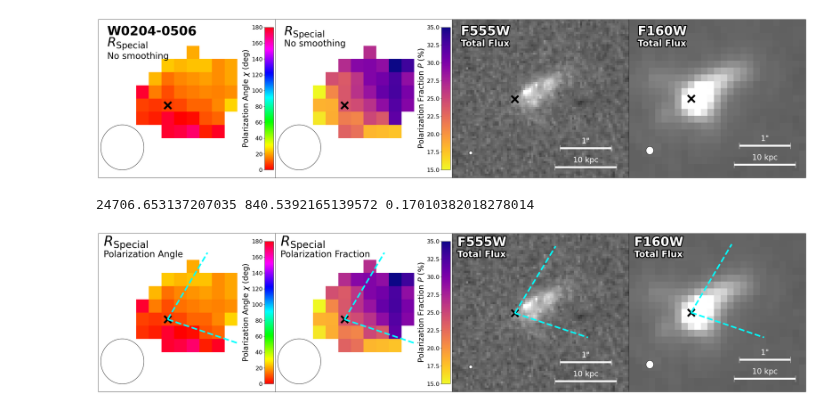
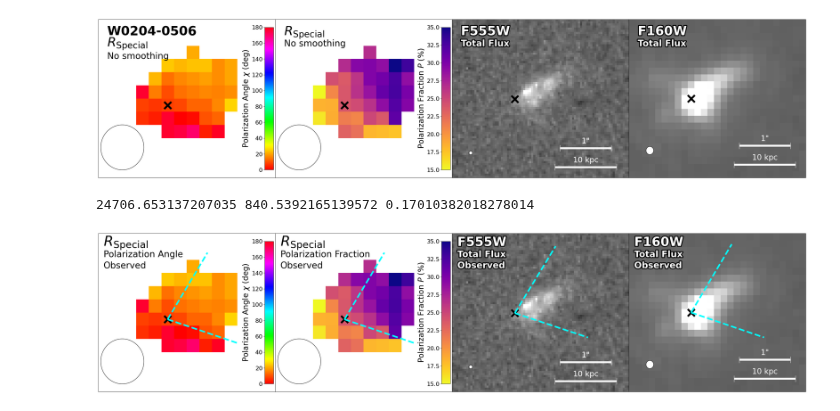
Before and after one commit to rjassef/Impol_BHDs_repo, a Jupyter notebook: plots/W0204-0506/W0204_plot.ipynb, the cells around one changed output. Drawn from its saved outputs; the diff is of its cells as text; code cells hidden in the pictures.

Commit message:
Added extra labels to the panels.

```diff
--- a/plots/W0204-0506/W0204_plot.ipynb
+++ b/plots/W0204-0506/W0204_plot.ipynb
@@ -283,6 +283,17 @@ for k in range(2,4):
     txt = axs[0,k].text(0.03, 0.85, 'Total Flux', transform=axs[0,k].transAxes, fontsize=28, weight='bold', color='white')
     txt.set_path_effects([PathEffects.withStroke(linewidth=6, foreground='black')])
 
+#Add a label that says "Observed" as we will also have a model.
+for k in range(4):
+    color ='black'
+    weight = None
+    if k>=2:
+        color='white'
+        weight='bold'
+    txt = axs[0,k].text(0.03, 0.78, 'Observed', transform=axs[0,k].transAxes, fontsize=28, weight=weight, color=color)
+    if k>=2:
+        txt.set_path_effects([PathEffects.withStroke(linewidth=6, foreground='black')])
+
 #Beam size
 for k, inst in enumerate(['FORS2','FORS2','F555W','F160W']):
     if inst=='FORS2':
@@ -300,31 +311,31 @@ for k, inst in enumerate(['FORS2','FORS2','F555W','F160W']):
 #10kpc bar
 for k, im in enumerate([pangle_co, pfrac_co, f555w_co, f160w_co]):
     if k<2:
         continue
     if k<2:
         color = 'black'
     else:
         color = 'white'
     pixscale = im.wcs.proj_plane_pixel_scales()[0]
     bar_size = (10*u.kpc/cosmo.angular_diameter_distance(2.100))*u.rad
     bar_size_pix = (bar_size / pixscale).to(u.dimensionless_unscaled)
     ny, nx = im.data.shape
     axs[0,k].errorbar([0.75*nx],[0.06*ny],xerr=[bar_size_pix/2.], fmt='none', capsize=10.0,lw=6.0,color=color)
     txt = axs[0,k].text(0.75*nx,0.08*ny,"10 kpc",ha='center',va='bottom', fontsize=24, color=color)
     if k<2:
         txt.set_path_effects([PathEffects.withStroke(linewidth=4, foreground='black')])
 
     ang_bar_size = 1.0*u.arcsec
     ang_bar_size_pix = (ang_bar_size / pixscale).to(u.dimensionless_unscaled)
     axs[0,k].errorbar([0.75*nx],[0.18*ny],xerr=[ang_bar_size_pix/2.], fmt='none', capsize=10.0,lw=6.0,color=color)
     txt = axs[0,k].text(0.75*nx,0.20*ny,"1\"",ha='center',va='bottom', fontsize=24, color=color)
     if k<2:
         txt.set_path_effects([PathEffects.withStroke(linewidth=4, foreground='black')])
 
 #plt.tight_layout()
 plt.show()
 
 fig.savefig("W0204_pol_HST.with_cone.png", dpi=200, bbox_inches='tight')
 # %% [output]
 24706.653137207035 840.5392165139572 0.17010382018278014
-[figure, old version]
+[figure, new version]
```
Also changed, not shown: 3 other files.
